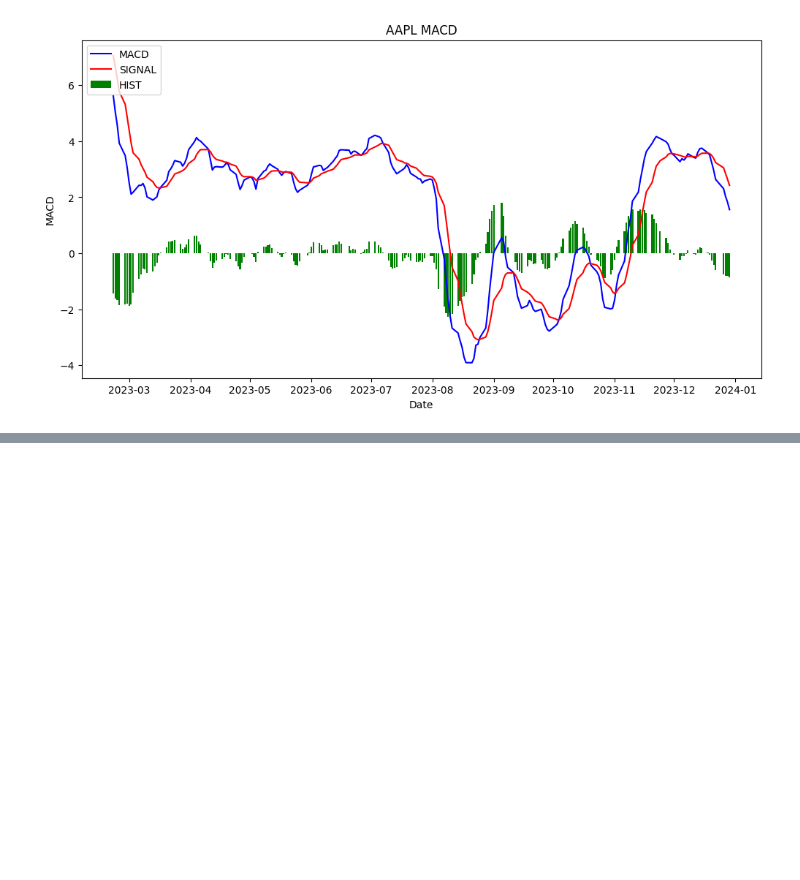
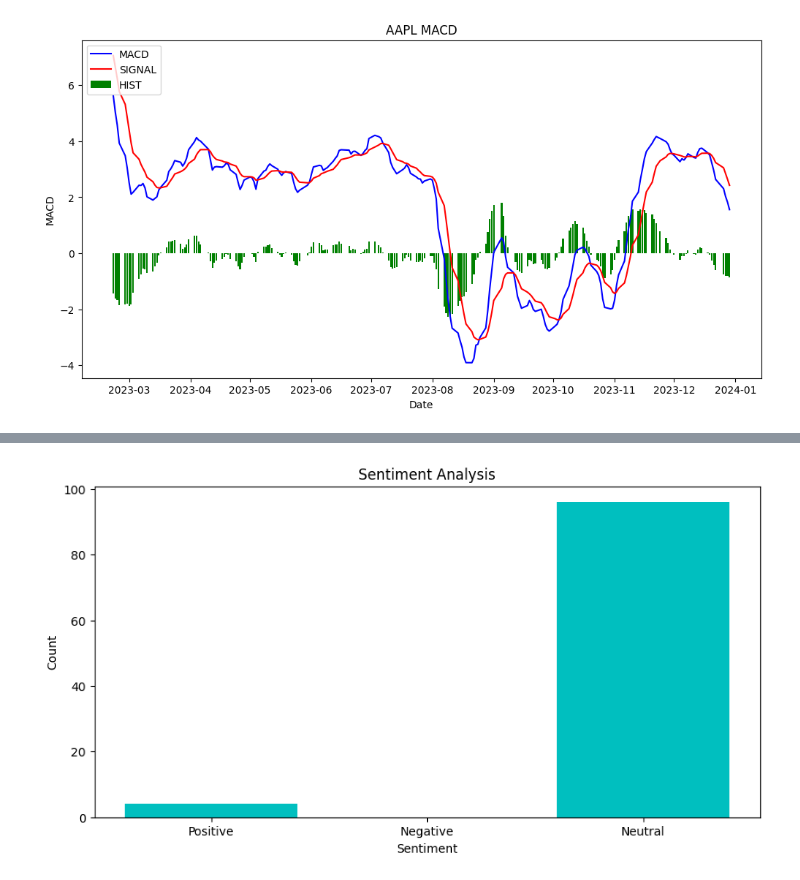
Before and after one commit to IamYunusAli/FNSPID, a Jupyter notebook: notebooks/Quantitative_analysis.ipynb, the cells around one changed output, grey strips where cells are left out. Saved outputs shown, nothing was run; the diff lists cells and outputs as text; code cells hidden in the pictures; blank space fills up the shorter version.

Commit message:
Date alignment and Sentiment analysis

```diff
--- a/notebooks/Quantitative_analysis.ipynb
+++ b/notebooks/Quantitative_analysis.ipynb
@@ -178,3 +181,19 @@ plt.show()
 [figure]
 [figure]
 [figure]
+# %%
+newsdata=load_data('data/raw_analyst_ratings.csv')
+# %%
+# Date Alignment: Ensure that both datasets (news and stock prices) are aligned by dates. This might involve normalizing timestamps.
+newsdata.index = pd.to_datetime(newsdata.index, format='ISO8601')
+APPL_data.index = pd.to_datetime(APPL_data.index, format='ISO8601')
+
+# align both dataframes by date
+newsdata = newsdata.sort_index()
+APPL_data = APPL_data.sort_index()
+
+newsdata.index = newsdata.index.normalize()
+APPL_data.index = APPL_data.index.normalize()
+
+print(newsdata.head(5))
+print(APPL_data.head(5))
@@ -180,0 +218,26 @@ plt.show()
+# %%
+#sentiment analysis
+sentiment_analysis = []
+for headline in newsdata['headline'].head(100):
+  sentiment = TextBlob(headline).sentiment
+  sentiment_analysis.append({
+      "original_headline": headline,
+      "sentiment": sentiment,
+      "sentiment_category": "Positive" if sentiment.polarity > 0.5 else ("Negative" if sentiment.polarity < -0.5 else "Neutral")
+  })
+
+# sentiment counts
+sentiment_categories = ["Positive", "Negative", "Neutral"]
+sentiment_values = [len([s for s in sentiment_analysis if s["sentiment_category"] == "Positive"]),
+                    len([s for s in sentiment_analysis if s["sentiment_category"] == "Negative"]),
+                    len([s for s in sentiment_analysis if s["sentiment_category"] == "Neutral"])]
+
+# create line plot
+plt.figure(figsize=(10,5))
+plt.bar(sentiment_categories, sentiment_values, color='c')
+plt.title('Sentiment Analysis')
+plt.xlabel('Sentiment')
+plt.ylabel('Count')
+plt.show()
+# %% [output]
+[figure, added]
```
Also changed, not shown: parts of 3 cells of this notebook, 1 other file.
